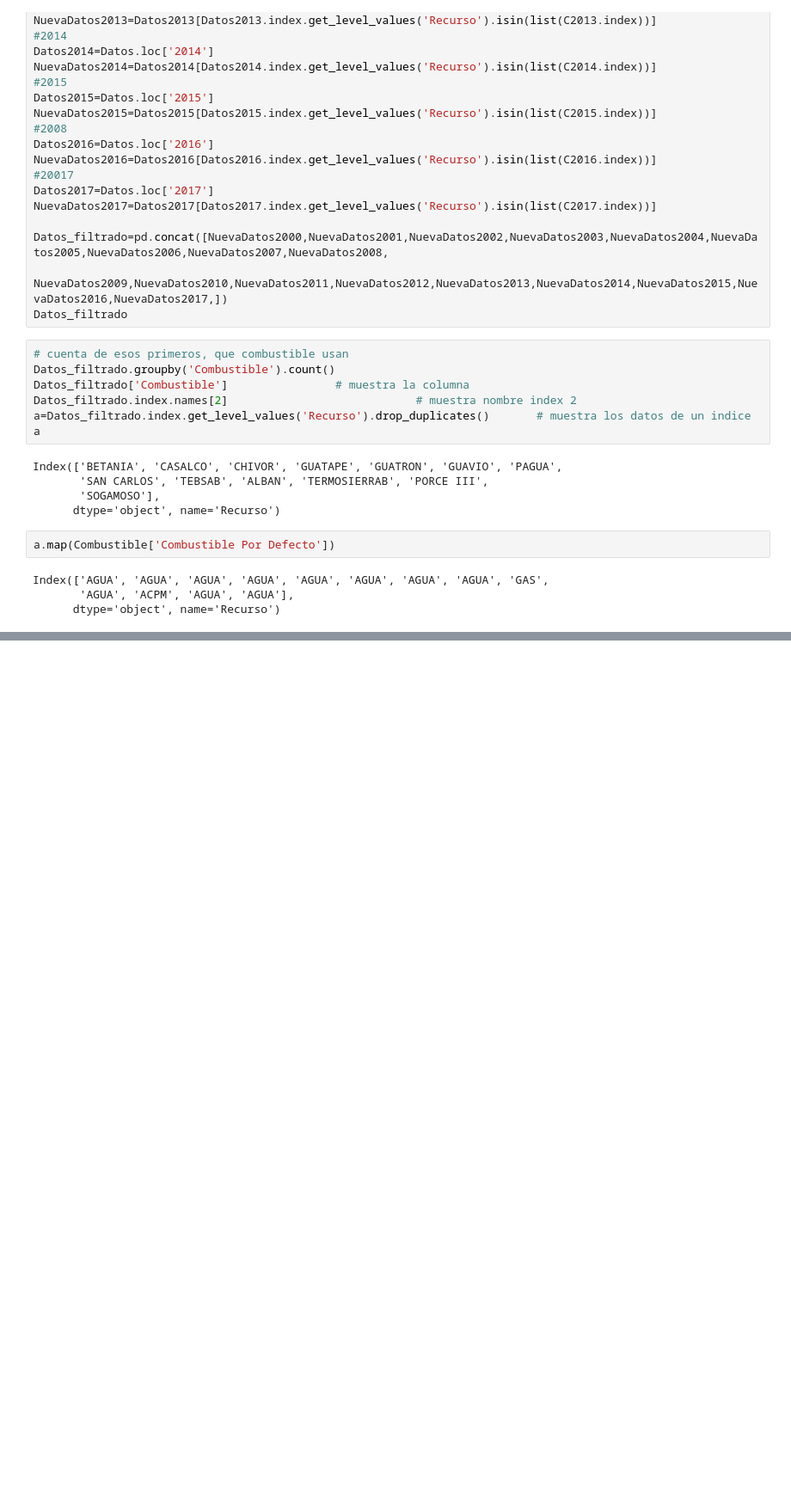
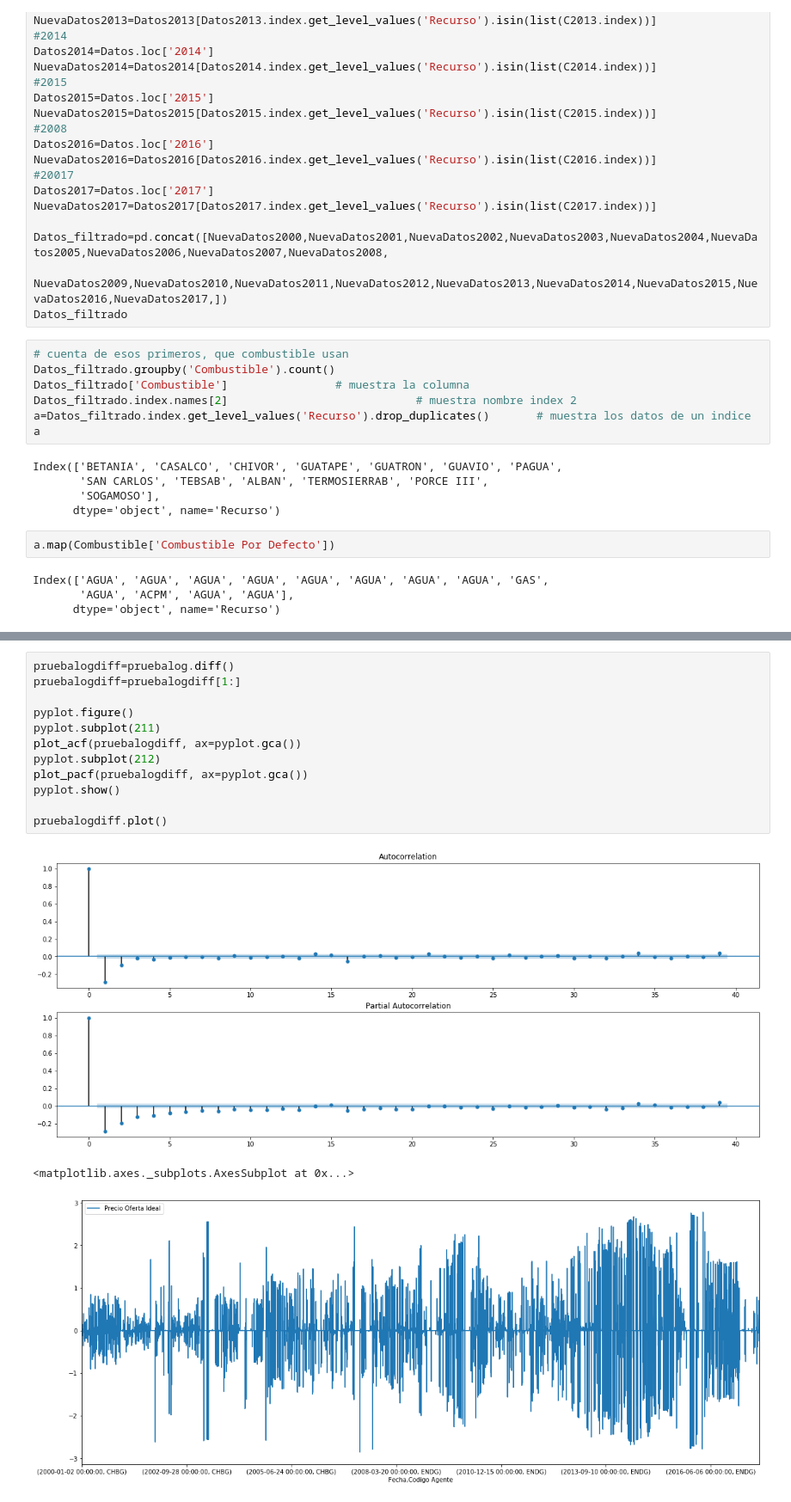
Before and after one commit to Vamarinpe/PAE, a Jupyter notebook: CodRecurso.ipynb, the cells around one changed output, grey strips where cells are left out. Shown: that part at 86% size. Cells and saved outputs as stored; diff of their text form; blank space fills up the shorter version.

```diff
--- a/CodRecurso.ipynb
+++ b/CodRecurso.ipynb
@@ -224,0 +293,16 @@ g=sns.regplot(x=d,y=v)
+# %%
+pruebalogdiff=pruebalog.diff()
+pruebalogdiff=pruebalogdiff[1:]
+
+pyplot.figure()
+pyplot.subplot(211)
+plot_acf(pruebalogdiff, ax=pyplot.gca())
+pyplot.subplot(212)
+plot_pacf(pruebalogdiff, ax=pyplot.gca())
+pyplot.show()
+
+pruebalogdiff.plot()
+# %% [output]
+[figure, added]
+<matplotlib.axes._subplots.AxesSubplot at 0x...>
+[figure, added]
```
Also changed, not shown: parts of 7 cells of this notebook.
